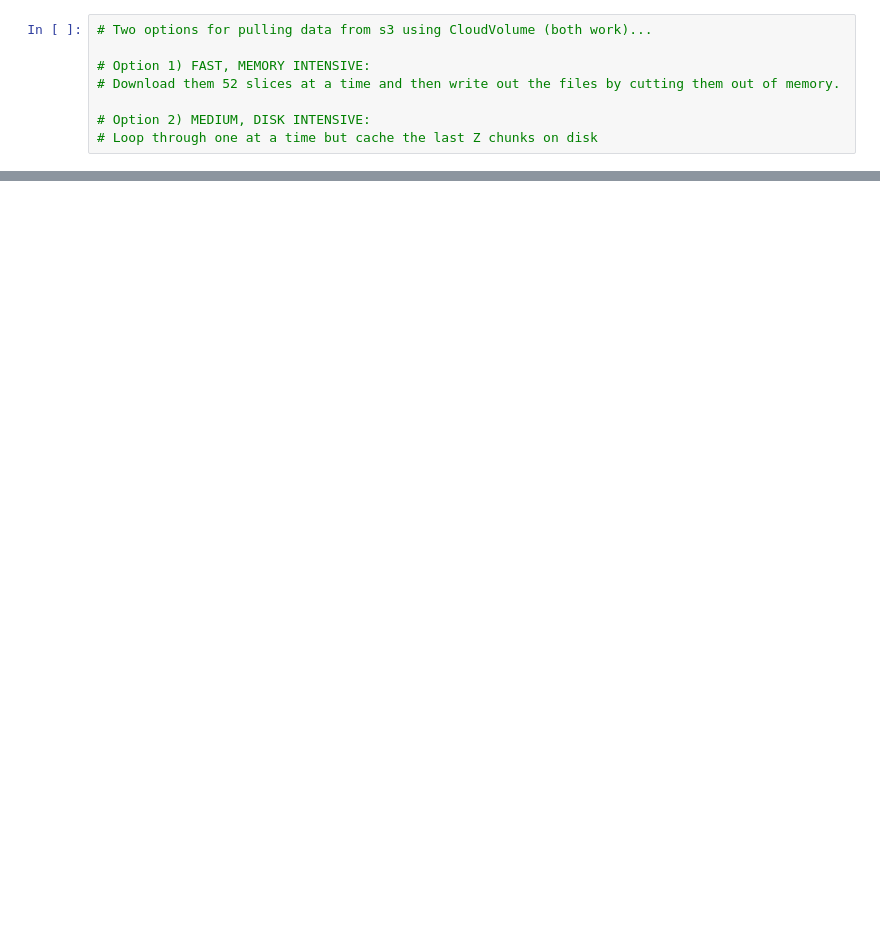
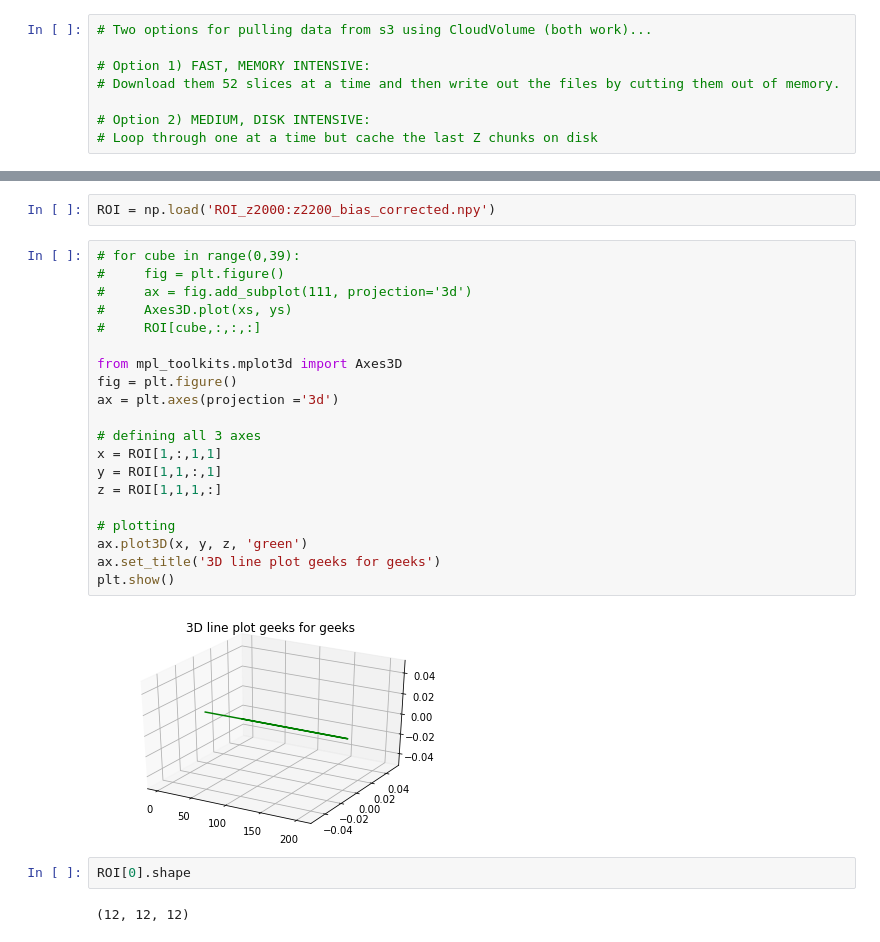
Before and after one commit to johnduva/NeuroData, a Jupyter notebook: johnsNDD_cell_extractor.ipynb, the cells around one changed output, grey strips where cells are left out. Drawn from its saved outputs; the diff is of its cells as text; blank space fills up the shorter version.

```diff
--- a/johnsNDD_cell_extractor.ipynb
+++ b/johnsNDD_cell_extractor.ipynb
@@ -398,0 +380,28 @@ plt.imshow(NCR_total[34][5])
+# %%
+ROI = np.load('ROI_z2000:z2200_bias_corrected.npy')
+# %%
+# for cube in range(0,39):
+#     fig = plt.figure()
+#     ax = fig.add_subplot(111, projection='3d')
+#     Axes3D.plot(xs, ys)
+#     ROI[cube,:,:,:]
+
+from mpl_toolkits.mplot3d import Axes3D
+fig = plt.figure()
+ax = plt.axes(projection ='3d')
+
+# defining all 3 axes
+x = ROI[1,:,1,1]
+y = ROI[1,1,:,1]
+z = ROI[1,1,1,:]
+
+# plotting
+ax.plot3D(x, y, z, 'green')
+ax.set_title('3D line plot geeks for geeks')
+plt.show()
+# %% [output]
+[figure, added]
+# %%
+ROI[0].shape
+# %% [output]
+(12, 12, 12)
```
Also changed, not shown: parts of 49 cells of this notebook.
